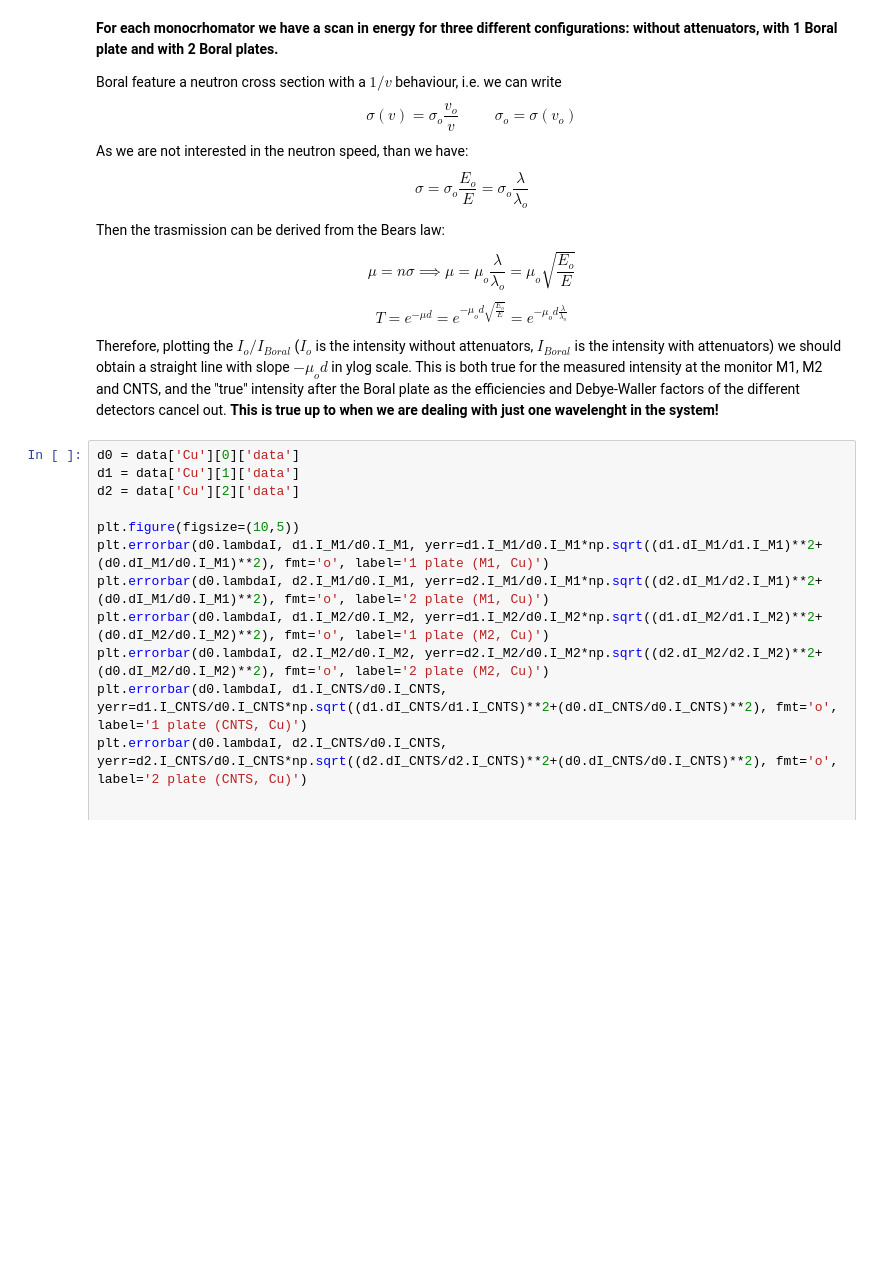
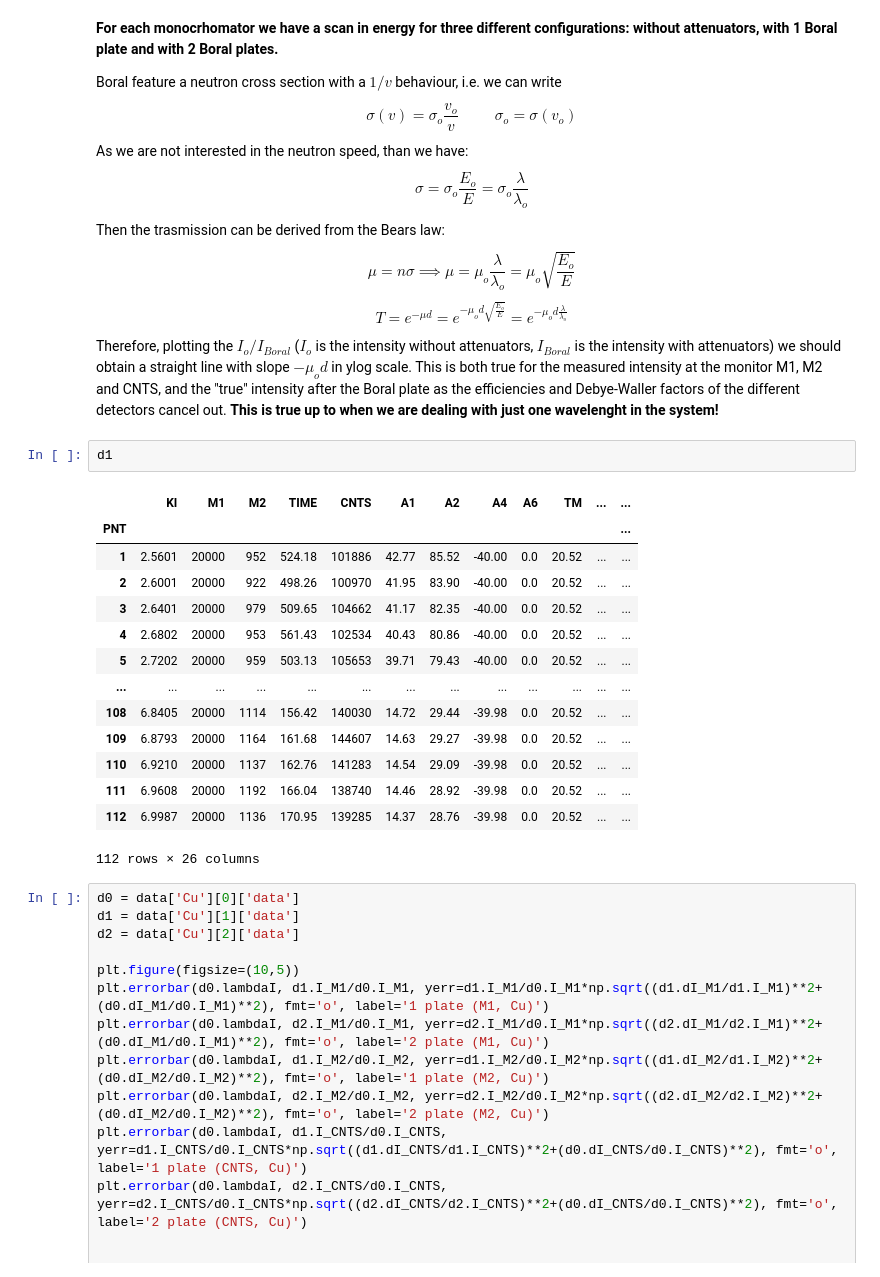
Before and after one commit to FabioBrugnara/IN8_Glicerol, a Jupyter notebook: 3-Attenuator measurements (Boral).ipynb, the cells around one changed output. Drawn from its saved outputs; the diff is of its cells as text; blank space fills up the shorter version.

```diff
--- a/3-Attenuator measurements (Boral).ipynb
+++ b/3-Attenuator measurements (Boral).ipynb
@@ -85,6 +85,23 @@ T = e^{-\mu d} = e^{-\mu_o d \sqrt{\frac{E_o}{E}}}= e^{-\mu_o d \frac{\lambda}{\
 $$
 
 Therefore, plotting the $I_o/I_{Boral}$ ($I_o$ is the intensity without attenuators, $I_{Boral}$ is the intensity with attenuators) we should obtain a straight line with slope $-\mu_o d$ in ylog scale. This is both true for the measured intensity at the monitor M1, M2 and CNTS, and the "true" intensity after the Boral plate as the efficiencies and Debye-Waller factors of the different detectors cancel out. **This is true up to when we are dealing with just one wavelenght in the system!**
+# %%
+d1
+# %% [output]
+|  | KI | M1 | M2 | TIME | CNTS | A1 | A2 | A4 | A6 | TM | ... | ... |
+| PNT |  |  |  |  |  |  |  |  |  |  |  | ... |
+| 1 | 2.5601 | 20000 | 952 | 524.18 | 101886 | 42.77 | 85.52 | -40.00 | 0.0 | 20.52 | ... | ... |
+| 2 | 2.6001 | 20000 | 922 | 498.26 | 100970 | 41.95 | 83.90 | -40.00 | 0.0 | 20.52 | ... | ... |
+| 3 | 2.6401 | 20000 | 979 | 509.65 | 104662 | 41.17 | 82.35 | -40.00 | 0.0 | 20.52 | ... | ... |
+| 4 | 2.6802 | 20000 | 953 | 561.43 | 102534 | 40.43 | 80.86 | -40.00 | 0.0 | 20.52 | ... | ... |
+| 5 | 2.7202 | 20000 | 959 | 503.13 | 105653 | 39.71 | 79.43 | -40.00 | 0.0 | 20.52 | ... | ... |
+| ... | ... | ... | ... | ... | ... | ... | ... | ... | ... | ... | ... | ... |
+| 108 | 6.8405 | 20000 | 1114 | 156.42 | 140030 | 14.72 | 29.44 | -39.98 | 0.0 | 20.52 | ... | ... |
+| 109 | 6.8793 | 20000 | 1164 | 161.68 | 144607 | 14.63 | 29.27 | -39.98 | 0.0 | 20.52 | ... | ... |
+| 110 | 6.9210 | 20000 | 1137 | 162.76 | 141283 | 14.54 | 29.09 | -39.98 | 0.0 | 20.52 | ... | ... |
+| 111 | 6.9608 | 20000 | 1192 | 166.04 | 138740 | 14.46 | 28.92 | -39.98 | 0.0 | 20.52 | ... | ... |
+| 112 | 6.9987 | 20000 | 1136 | 170.95 | 139285 | 14.37 | 28.76 | -39.98 | 0.0 | 20.52 | ... | ... |
+112 rows × 26 columns
 # %%
 d0 = data['Cu'][0]['data']
 d1 = data['Cu'][1]['data']
```
Also changed, not shown: parts of 1 cell of this notebook, 12 other files.
